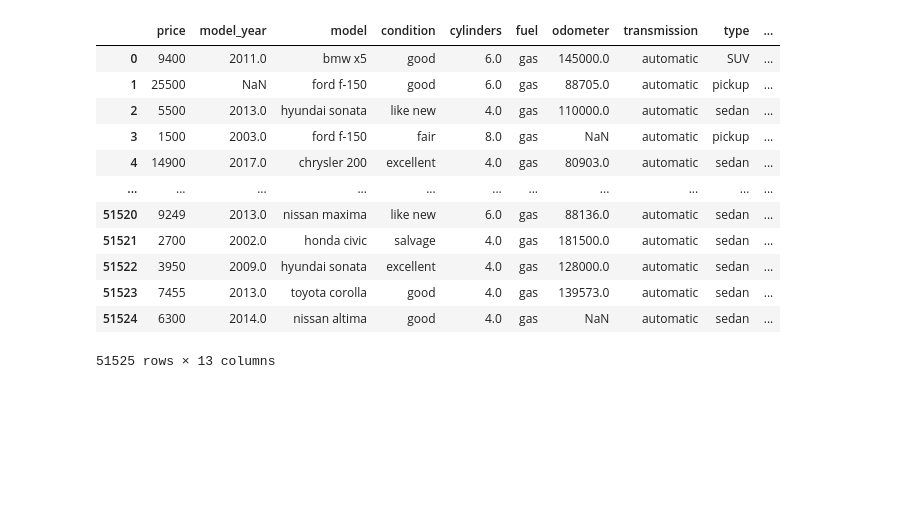
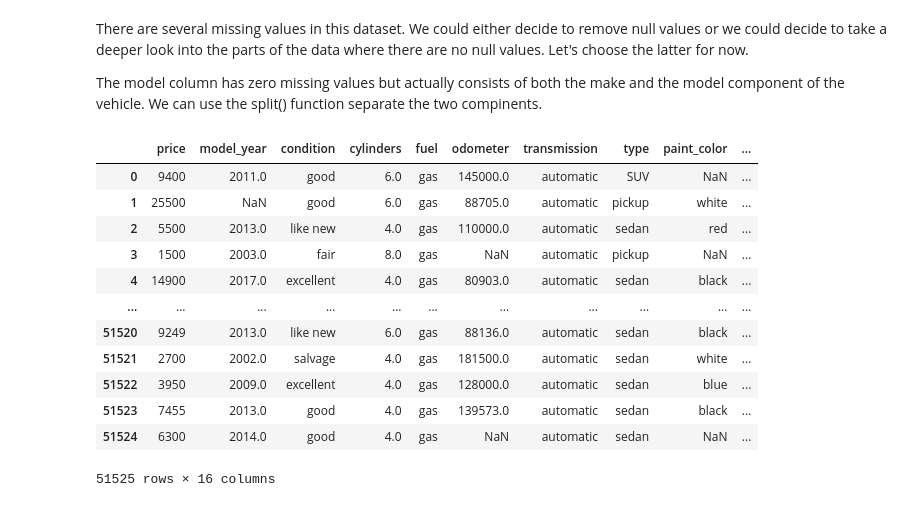
Before and after one commit to bradley-o-silva/tripleten_sprint4, a Jupyter notebook: notebooks/EDA.ipynb, the cells around one changed output. Cells and saved outputs as stored; diff of their text form; code cells hidden in the pictures; blank space fills up the shorter version.

```diff
--- a/notebooks/EDA.ipynb
+++ b/notebooks/EDA.ipynb
@@ -9,4 +9,5 @@ import plotly.express as px
 
 from IPython.display import display
 # %%
-df_vehicles_us = pd.read_csv('../vehicles_us.csv')
+# Load original DataFrame from .csv file.
+df_og = pd.read_csv('../vehicles_us.csv')
@@ -13,17 +84,42 @@ df_vehicles_us = pd.read_csv('../vehicles_us.csv')
+# %% [markdown]
+There are several missing values in this dataset.  We could either decide to remove null values or we could decide to take a deeper look into the parts of the data where there are no null values.  Let's choose the latter for now.
+
+The model column has zero missing values but actually consists of both the make and the model component of the vehicle.  We can use the split() function separate the two compinents.
+# %%
+# fork original data frame into one that will be modified
+df_a1 = df_og
+
+# create make_n_model column from model column
+df_a1['make_n_model'] = df_a1['model']
+
+# remove original model column
+df_a1 = df_a1.drop(['model'], axis=1)
+
+# new data frame with split value columns
+new = df_a1['make_n_model'].str.split(" ", n=1, expand=True)
+
+# making separate make column from new data frame
+df_a1['make'] = new[0]
+
+# making separate model column from new data frame
+df_a1['model'] = new[1]
+
+# create separate make_n_type column using .agg()
+df_a1['make_n_type'] = df_a1[['make', 'type']].agg(' '.join, axis=1)
 # %%
-display(df_vehicles_us)
+display(df_a1)
 # %% [output]
-|  | price | model_year | model | condition | cylinders | fuel | odometer | transmission | type | ... |
-| 0 | 9400 | 2011.0 | bmw x5 | good | 6.0 | gas | 145000.0 | automatic | SUV | ... |
-| 1 | 25500 | NaN | ford f-150 | good | 6.0 | gas | 88705.0 | automatic | pickup | ... |
-| 2 | 5500 | 2013.0 | hyundai sonata | like new | 4.0 | gas | 110000.0 | automatic | sedan | ... |
-| 3 | 1500 | 2003.0 | ford f-150 | fair | 8.0 | gas | NaN | automatic | pickup | ... |
-| 4 | 14900 | 2017.0 | chrysler 200 | excellent | 4.0 | gas | 80903.0 | automatic | sedan | ... |
+|  | price | model_year | condition | cylinders | fuel | odometer | transmission | type | paint_color | ... |
+| 0 | 9400 | 2011.0 | good | 6.0 | gas | 145000.0 | automatic | SUV | NaN | ... |
+| 1 | 25500 | NaN | good | 6.0 | gas | 88705.0 | automatic | pickup | white | ... |
+| 2 | 5500 | 2013.0 | like new | 4.0 | gas | 110000.0 | automatic | sedan | red | ... |
+| 3 | 1500 | 2003.0 | fair | 8.0 | gas | NaN | automatic | pickup | NaN | ... |
+| 4 | 14900 | 2017.0 | excellent | 4.0 | gas | 80903.0 | automatic | sedan | black | ... |
 | ... | ... | ... | ... | ... | ... | ... | ... | ... | ... | ... |
-| 51520 | 9249 | 2013.0 | nissan maxima | like new | 6.0 | gas | 88136.0 | automatic | sedan | ... |
-| 51521 | 2700 | 2002.0 | honda civic | salvage | 4.0 | gas | 181500.0 | automatic | sedan | ... |
-| 51522 | 3950 | 2009.0 | hyundai sonata | excellent | 4.0 | gas | 128000.0 | automatic | sedan | ... |
-| 51523 | 7455 | 2013.0 | toyota corolla | good | 4.0 | gas | 139573.0 | automatic | sedan | ... |
-| 51524 | 6300 | 2014.0 | nissan altima | good | 4.0 | gas | NaN | automatic | sedan | ... |
+| 51520 | 9249 | 2013.0 | like new | 6.0 | gas | 88136.0 | automatic | sedan | black | ... |
+| 51521 | 2700 | 2002.0 | salvage | 4.0 | gas | 181500.0 | automatic | sedan | white | ... |
+| 51522 | 3950 | 2009.0 | excellent | 4.0 | gas | 128000.0 | automatic | sedan | blue | ... |
+| 51523 | 7455 | 2013.0 | good | 4.0 | gas | 139573.0 | automatic | sedan | black | ... |
+| 51524 | 6300 | 2014.0 | good | 4.0 | gas | NaN | automatic | sedan | NaN | ... |
-51525 rows × 13 columns
+51525 rows × 16 columns
 # %%
```
Also changed, not shown: parts of 21 cells of this notebook, 2 other files.
